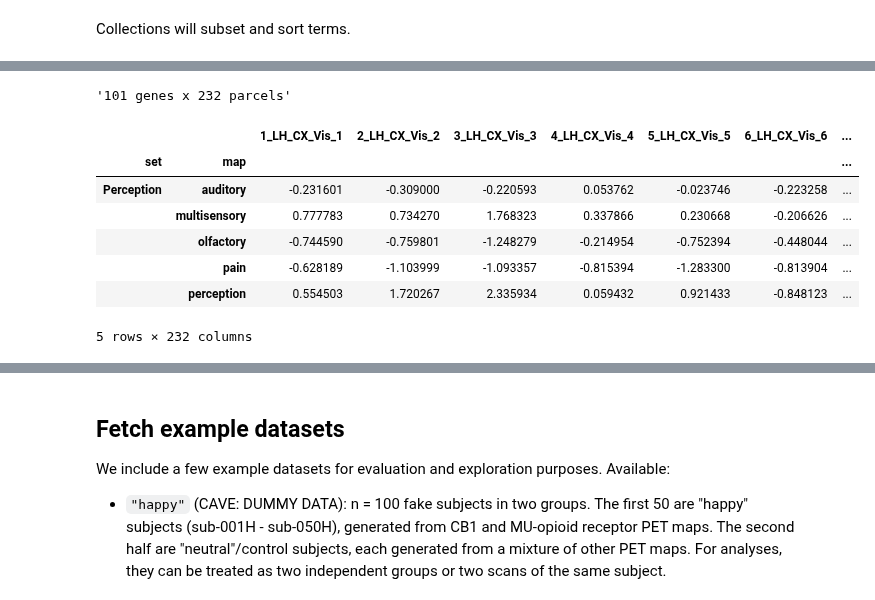
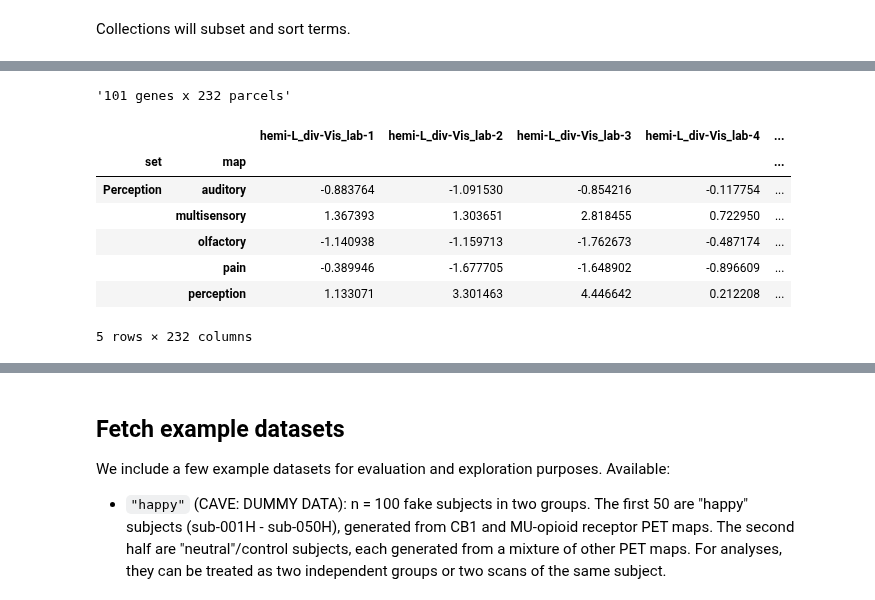
Before and after one commit to LeonDLotter/NiSpace, a Jupyter notebook: docs/nb_introduction/fetching_datasets.ipynb, the cells around one changed output, grey strips where cells are left out. Cells and saved outputs as stored; diff of their text form; code cells hidden in the pictures.

```diff
--- a/docs/nb_introduction/fetching_datasets.ipynb
+++ b/docs/nb_introduction/fetching_datasets.ipynb
@@ -372,7 +362,7 @@ Collections will subset and sort terms.
 # Get all genes for a given parcellation
 neurosynth_tab = fetch_reference(
     "neurosynth",
-    parcellation="Schaefer200MelbourneS2",
+    parcellation="Schaefer200TianS2",
     collection="CognitiveFunctions"
 )
 display(f"{neurosynth_tab.shape[0]} genes x {neurosynth_tab.shape[1]} parcels", neurosynth_tab.head(5))
@@ -384,18 +373,18 @@ INFO | 22/05/25 09:03:46 | nispace: Standardizing parcellated data.
 The NiSpace "neurosynth" dataset is based on the Neurosynth database (https://neurosynth.org/). The dataset consists of all
 terms in the Neurosynth database as preselected by the authors (i.e., the same available via their website). For each term,
 a "MKDAChi2" meta-analysis map was generated in MNI152NLin6Asym-2mm space using the nimare package (https://nimare.readthedocs.io/).
 The resulting "z_desc-association" maps were parcellated and are available only as parcellation tables. We ask to cite:
 - Yarkoni et al., 2011 (https://doi.org/10.1038/nmeth.1635) for neurosynth
 - Salo et al., 2022 (https://doi.org/10.52294/001c.87681) for nimare
 - Wager et al., 2007 (https://doi.org/10.1093/scan/nsm015) for the MKDAChi2 algorithm
 '101 genes x 232 parcels'
-|  |  | 1_LH_CX_Vis_1 | 2_LH_CX_Vis_2 | 3_LH_CX_Vis_3 | 4_LH_CX_Vis_4 | 5_LH_CX_Vis_5 | 6_LH_CX_Vis_6 | ... |
-| set | map |  |  |  |  |  |  | ... |
-| Perception | auditory | -0.231601 | -0.309000 | -0.220593 | 0.053762 | -0.023746 | -0.223258 | ... |
-|  | multisensory | 0.777783 | 0.734270 | 1.768323 | 0.337866 | 0.230668 | -0.206626 | ... |
-|  | olfactory | -0.744590 | -0.759801 | -1.248279 | -0.214954 | -0.752394 | -0.448044 | ... |
-|  | pain | -0.628189 | -1.103999 | -1.093357 | -0.815394 | -1.283300 | -0.813904 | ... |
-|  | perception | 0.554503 | 1.720267 | 2.335934 | 0.059432 | 0.921433 | -0.848123 | ... |
+|  |  | hemi-L_div-Vis_lab-1 | hemi-L_div-Vis_lab-2 | hemi-L_div-Vis_lab-3 | hemi-L_div-Vis_lab-4 | ... |
+| set | map |  |  |  |  | ... |
+| Perception | auditory | -0.883764 | -1.091530 | -0.854216 | -0.117754 | ... |
+|  | multisensory | 1.367393 | 1.303651 | 2.818455 | 0.722950 | ... |
+|  | olfactory | -1.140938 | -1.159713 | -1.762673 | -0.487174 | ... |
+|  | pain | -0.389946 | -1.677705 | -1.648902 | -0.896609 | ... |
+|  | perception | 1.133071 | 3.301463 | 4.446642 | 0.212208 | ... |
 5 rows × 232 columns
 # %% [markdown]
 ## Fetch integrated parcellations
```
Also changed, not shown: parts of 14 cells of this notebook, 18 other files.
